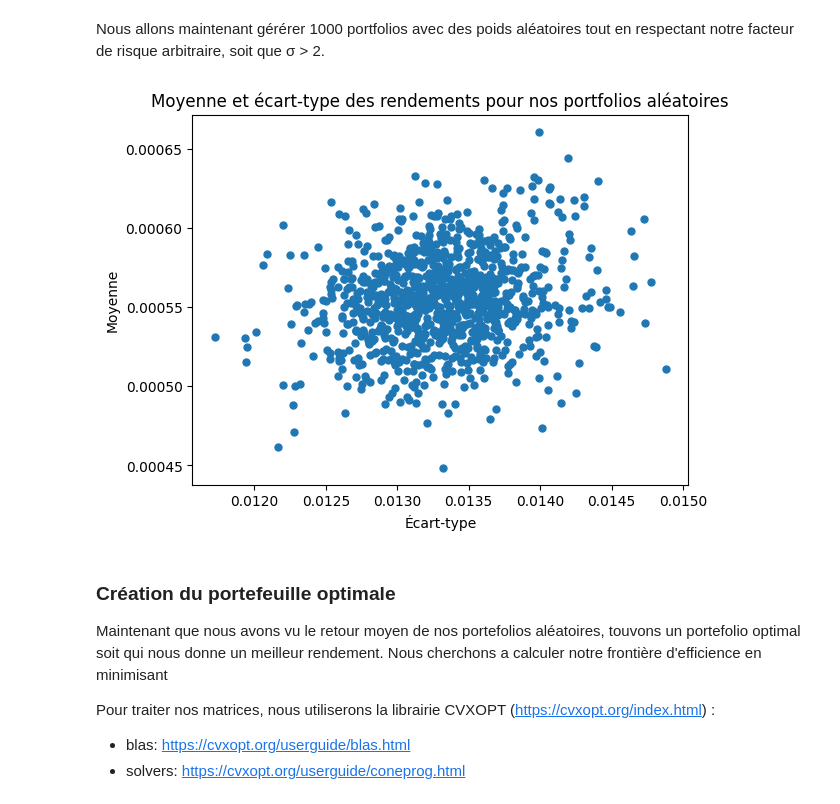
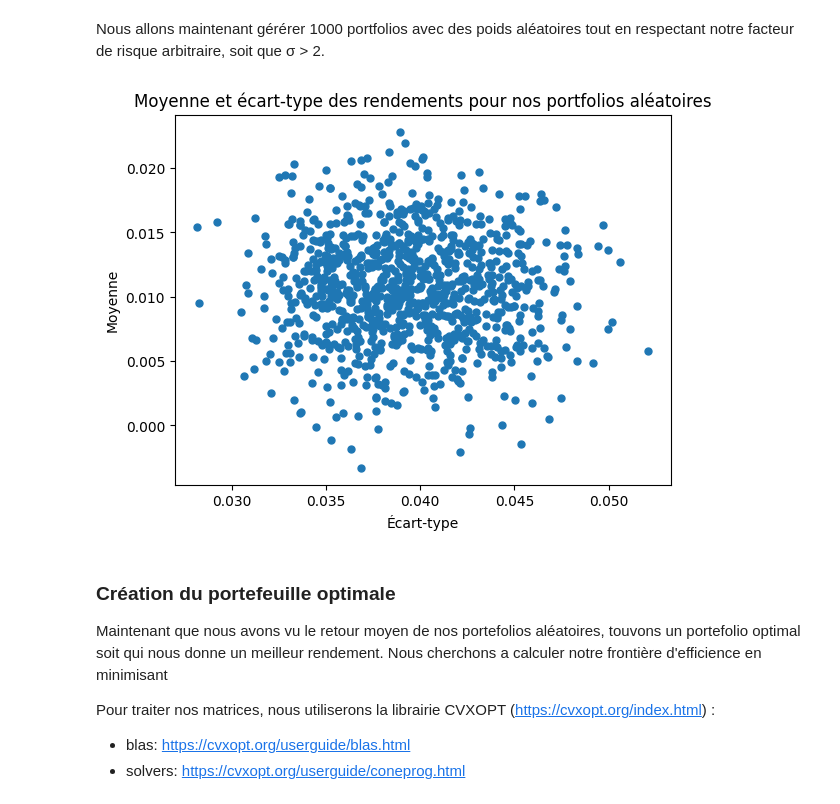
Before and after one commit to l9kd1/datathon-23, a Jupyter notebook: main.ipynb, the cells around one changed output. Saved outputs shown, nothing was run; the diff lists cells and outputs as text; code cells hidden in the pictures.

```diff
--- a/main.ipynb
+++ b/main.ipynb
@@ -14,3 +14,13 @@ Pour chaque section, une capsule théorique ainsi que l'application de celle-ci
 *Veuillez suivre les guides d'installation fourni pour faire le setup de ce worksop*
 # %%
 #!pip install pandas seaborn matplotlib numpy statsmodels scikit-learn cvxopt plotly cufflinks
+# %%
+## NUMBER OF ASSETS
+n_assets = 20
+
+## NUMBER OF OBSERVATIONS
+n_obs = 1000
+
+return_vec = np.random.randn(n_assets, n_obs)
+R = np.asmatrix(np.mean(return_vec, axis=1))
+print(R)
@@ -72,39 +87,39 @@ def random_weights(n):
     """
         Retourne une liste de n poids dont la somme donne 1.
     """
     w_i = np.random.rand(n)
     return w_i / sum(w_i)
 
 def random_portfolio(returns):
     """
         Retourne la moyenne et l'écart type du rendement de notre portfolio généré aléatoirement.
     """
     n_assets = returns.shape[0]  # Number of assets
 
     W = np.asmatrix(random_weights(n_assets)).T
     R = np.asmatrix(np.mean(returns, axis=1)).T
     COV = np.asmatrix(np.cov(returns))
 
-    µ = W.T * R
-    σ = np.sqrt(W.T * COV * W)
+    mu = W.T * R
+    sigma = np.sqrt(W.T * COV * W)
 
-    if σ > 2:
+    if sigma > 2:
         return random_portfolio(returns)
-    return µ, σ
+    return mu, sigma
 
 n_portfolios = 1000
 means, stds = np.column_stack([
-    random_portfolio(return_vec)
+    random_portfolio(return_vec.T)
     for _ in range(n_portfolios)
 ])
 
 plt.plot(stds, means, 'o', markersize=5)
 plt.xlabel('Écart-type')
 plt.ylabel('Moyenne')
 plt.title('Moyenne et écart-type des rendements pour nos portfolios aléatoires')
 plt.show()
 # %% [output]
-[figure, old version]
+[figure, new version]
 # %% [markdown]
 ### Création du portefeuille optimale
 
```
Also changed, not shown: parts of 5 cells of this notebook, 1 other file.
